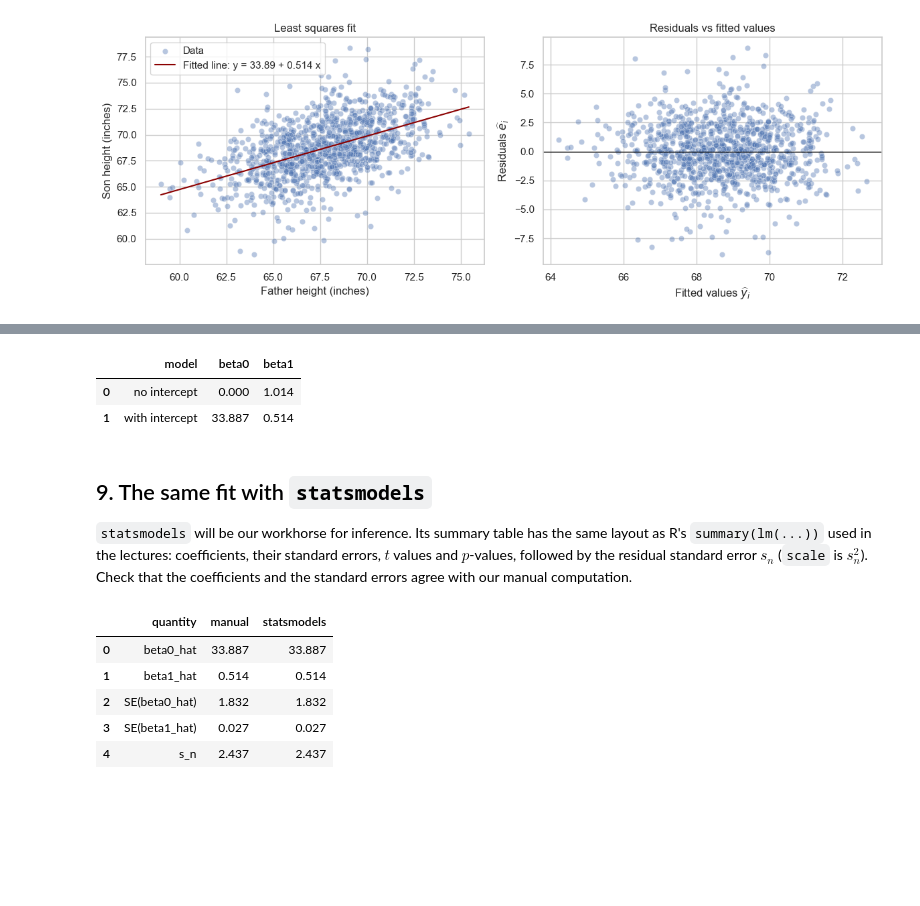
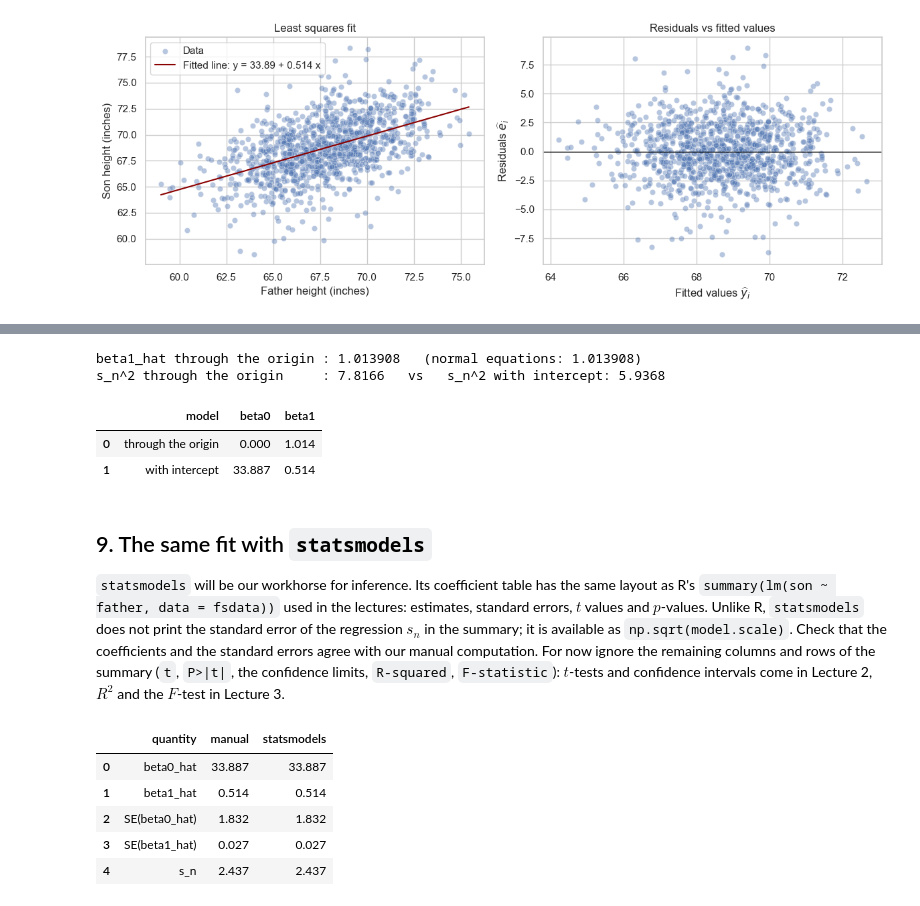
Before and after one commit to francji1/01RAD, a Jupyter notebook: code/01RAD_Ex01.ipynb, the cells around one changed output, grey strips where cells are left out. Drawn from its saved outputs; the diff is of its cells as text; code cells hidden in the pictures; blank space fills up the shorter version.

```diff
--- a/code/01RAD_Ex01.ipynb
+++ b/code/01RAD_Ex01.ipynb
@@ -325,22 +435,31 @@ Writing the model with the design matrix $\mathbf{X}$ (a column of ones and the
 # %%
 IX = np.column_stack([np.ones(n), X])   # design matrix with intercept
 X_no_const = X.reshape(-1, 1)            # design matrix without intercept
 
 beta_hat_no_const = np.linalg.solve(X_no_const.T @ X_no_const, X_no_const.T @ Y)
 beta_hat_with_const = np.linalg.solve(IX.T @ IX, IX.T @ Y)
 
+# explicit formula for the model through the origin and its variance estimate (n - 1 degrees of freedom)
+beta1_origin = np.sum(X * Y) / np.sum(X ** 2)
+s_n2_origin = np.sum((Y - beta1_origin * X) ** 2) / (n - 1)
+
+print(f"beta1_hat through the origin : {beta1_origin:.6f}   (normal equations: {beta_hat_no_const[0]:.6f})")
+print(f"s_n^2 through the origin     : {s_n2_origin:.4f}   vs   s_n^2 with intercept: {s_n2:.4f}")
+
 pd.DataFrame({
-    'model': ['no intercept', 'with intercept'],
+    'model': ['through the origin', 'with intercept'],
     'beta0': [0.0, beta_hat_with_const[0]],
     'beta1': [beta_hat_no_const[0], beta_hat_with_const[1]]
 })
 # %% [output]
+beta1_hat through the origin : 1.013908   (normal equations: 1.013908)
+s_n^2 through the origin     : 7.8166   vs   s_n^2 with intercept: 5.9368
 |  | model | beta0 | beta1 |
-| 0 | no intercept | 0.000 | 1.014 |
+| 0 | through the origin | 0.000 | 1.014 |
 | 1 | with intercept | 33.887 | 0.514 |
 # %% [markdown]
 ## 9. The same fit with `statsmodels`
-`statsmodels` will be our workhorse for inference. Its summary table has the same layout as R's `summary(lm(...))` used in the lectures: coefficients, their standard errors, $t$ values and $p$-values, followed by the residual standard error $s_n$ (`scale` is $s_n^2$). Check that the coefficients and the standard errors agree with our manual computation.
+`statsmodels` will be our workhorse for inference. Its coefficient table has the same layout as R's `summary(lm(son ~ father, data = fsdata))` used in the lectures: estimates, standard errors, $t$ values and $p$-values. Unlike R, `statsmodels` does not print the standard error of the regression $s_n$ in the summary; it is available as `np.sqrt(model.scale)`. Check that the coefficients and the standard errors agree with our manual computation. For now ignore the remaining columns and rows of the summary (`t`, `P>|t|`, the confidence limits, `R-squared`, `F-statistic`): $t$-tests and confidence intervals come in Lecture 2, $R^2$ and the $F$-test in Lecture 3.
 # %%
 model_no_intercept = sm.OLS(Y, X_no_const).fit()
 model_with_intercept = sm.OLS(Y, sm.add_constant(X)).fit()
```
Also changed, not shown: parts of 23 cells of this notebook, 2 other files.
